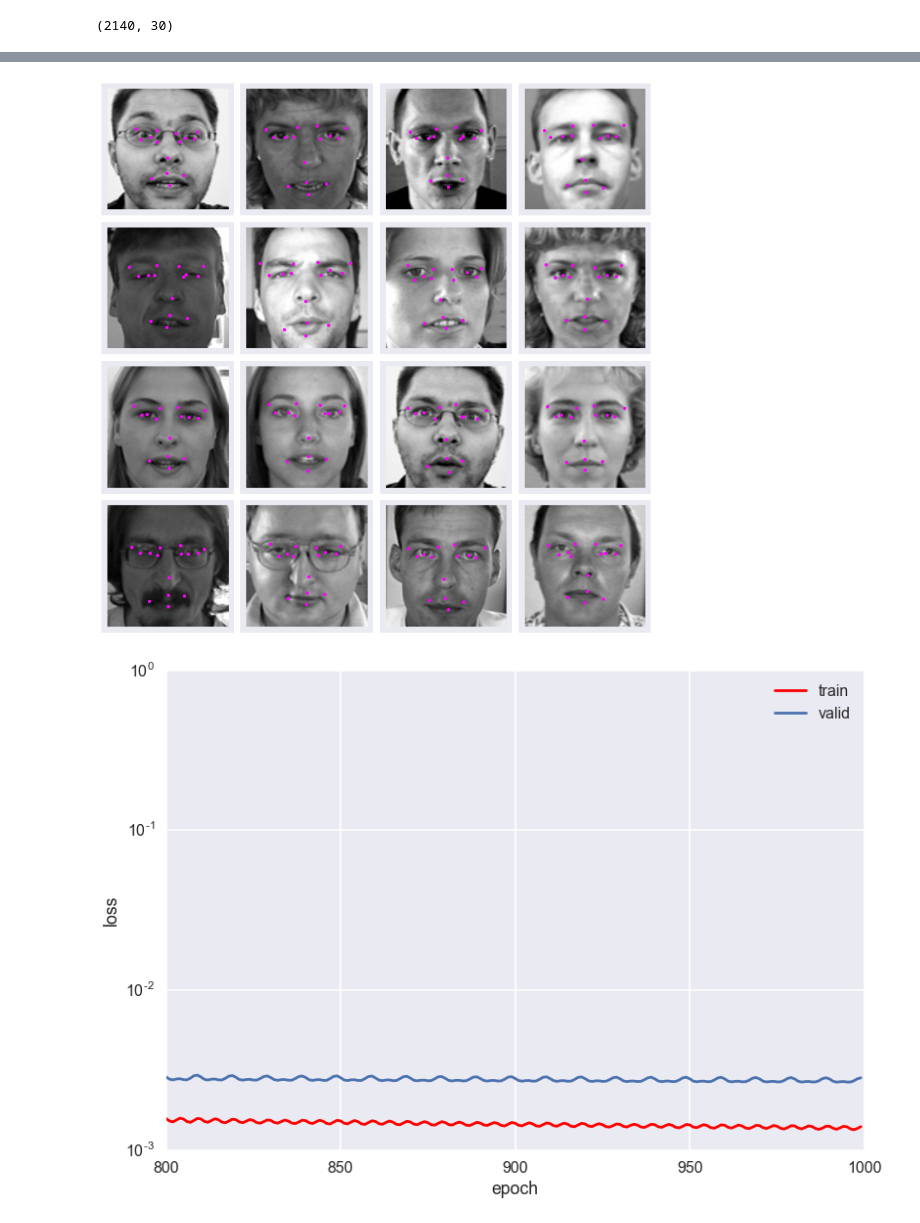
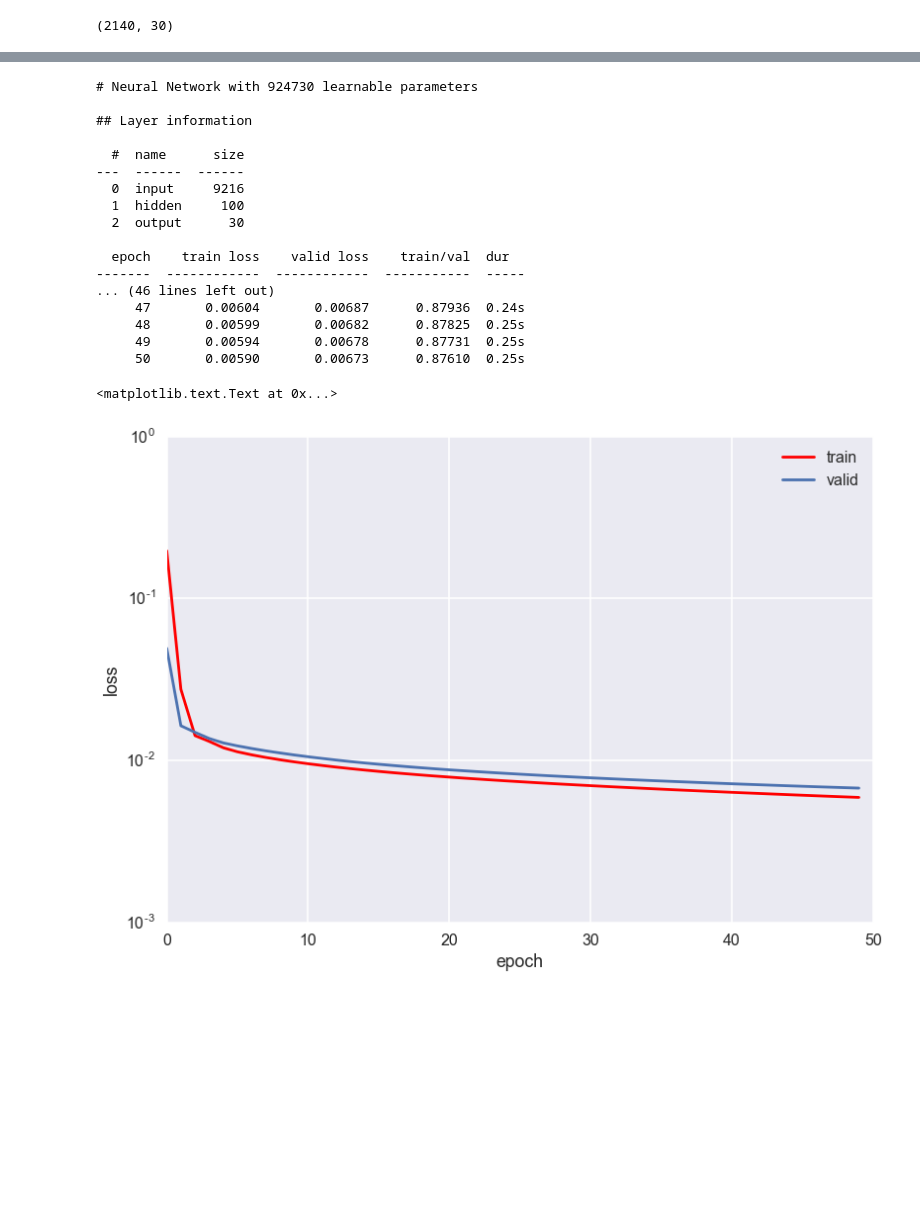
Before and after one commit to aflyax/ANN_techtalk, a Jupyter notebook: face_recog_py27.ipynb, the cells around one changed output, grey strips where cells are left out. Drawn from its saved outputs; the diff is of its cells as text; code cells hidden in the pictures; blank space fills up the shorter version.

```diff
--- a/face_recog_py27.ipynb
+++ b/face_recog_py27.ipynb
@@ -209,10 +187,52 @@ plot_faces(X, y_pred_1)
-# %%
-y_pred_2 = net2.predict(X_test)
-plot_faces(X_test, y_pred_2)
-# %% [output]
-[figure, removed]
-# %%
-hist_fig = plot_training_history(net1)
-hist_fig = plt.xlim(800, 1000)
-# %% [output]
-[figure, removed]
+# %%
+# change update to nesterov_momentum
+# it's named after a Russian guy; must be good
+
+from lasagne import layers
+from lasagne.updates import nesterov_momentum
+from nolearn.lasagne import NeuralNet
+
+net1 = NeuralNet(
+    layers=[  # three layers: one hidden layer
+        ('input', layers.InputLayer)
+        ,('hidden', layers.DenseLayer)
+        ,('output', layers.DenseLayer)
+    ],
+    # layer parameters:
+    input_shape=(None, 9216),  # 96x96 input pixels per batch
+    hidden_num_units=100,  # number of units in hidden layer
+    output_nonlinearity=None,  # output layer uses identity function
+    output_num_units=30,  # 30 target values
+
+    # optimization method:
+    update=nesterov_momentum,
+    update_learning_rate=0.01,
+    update_momentum=0.9,
+
+    regression=True,  # flag to indicate we're dealing with regression problem
+    max_epochs=50,  # we want to train this many epochs
+    verbose=1,
+)
+
+net1.fit(X, y)
+plot_training_history(net1)
+# %% [output]
+# Neural Network with 924730 learnable parameters
+
+## Layer information
+
+  #  name      size
+---  ------  ------
+  0  input     9216
+  1  hidden     100
+  2  output      30
+
+  epoch    train loss    valid loss    train/val  dur
+-------  ------------  ------------  -----------  -----
+... (46 lines left out)
+     47       0.00604       0.00687      0.87936  0.24s
+     48       0.00599       0.00682      0.87825  0.25s
+     49       0.00594       0.00678      0.87731  0.25s
+     50       0.00590       0.00673      0.87610  0.25s
+<matplotlib.text.Text at 0x...>
+[figure, added]
```
Also changed, not shown: parts of 20 cells of this notebook.
